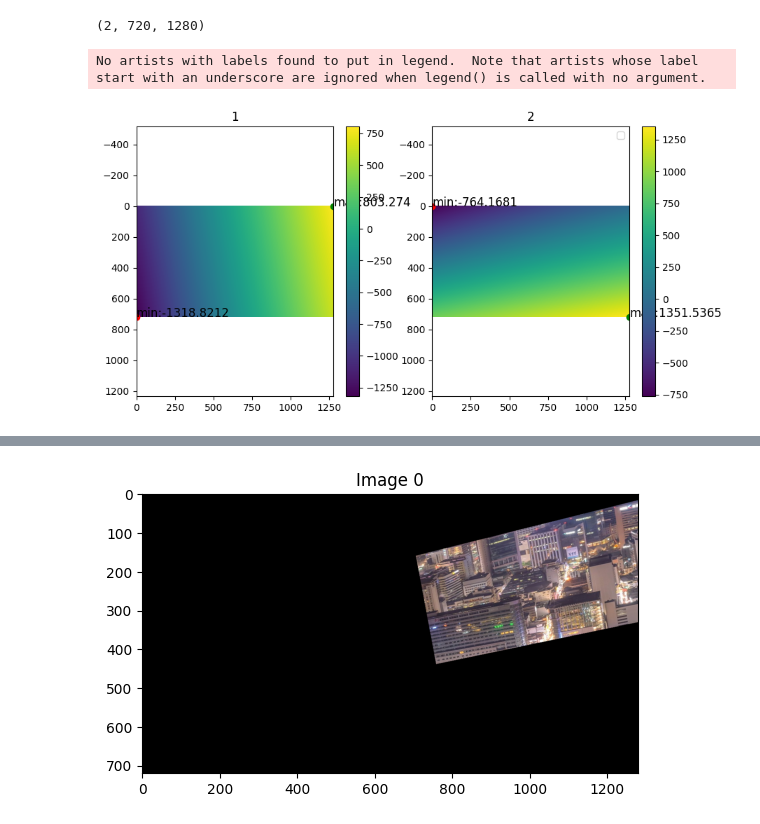
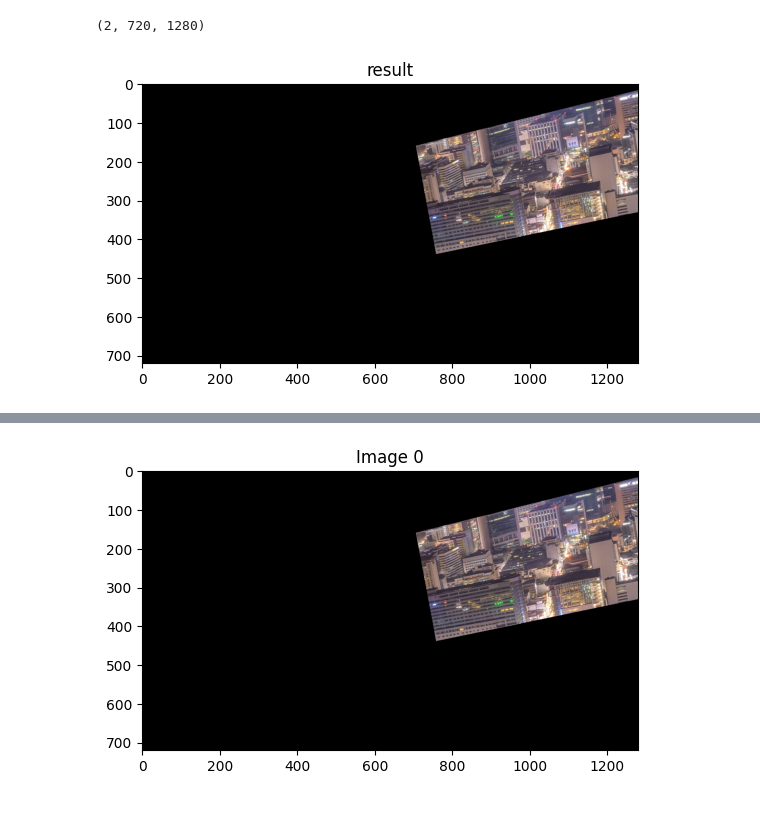
Before and after one commit to 3BPM/muilt-Projector-correction, a Jupyter notebook: test.ipynb, the cells around one changed output, grey strips where cells are left out. Drawn from its saved outputs; the diff is of its cells as text; code cells hidden in the pictures.

```diff
--- a/test.ipynb
+++ b/test.ipynb
@@ -175,7 +153,6 @@ No artists with labels found to put in legend.  Note that artists whose label st
 # %%
-
-pt1=r.fourdotclock((pro_size[0],pro_size[1]))
-# pt1=r.fourdotclock((640,360))
+H1_pro2cam=r.ptstoH(ptsP,ptsC,False,False)
+pt1=r.fourdotclock(pro_size)
 pt1=cv2.perspectiveTransform(pt1.reshape(-1, 1, 2),H1_pro2cam).reshape(-1,2)
 # Save the transformed 4-point coordinates to a text file
 with open('transformed_coordinates.txt', 'w') as file:
@@ -487,8 +464,12 @@ print(map_matrix.shape)
 [figure]
 [figure]
 (2, 720, 1280)
-# %%
-map_x,map_y,_=ptstoH(pro_all, real_all, pro_size,False)
-# %% [output]
-No artists with labels found to put in legend.  Note that artists whose label start with an underscore are ignored when legend() is called with no argument.
-[figure, removed]
+# %%
+H2=r.ptstoH(pro_all, real_all,False)
+result = cv2.warpPerspective(target_image,np.linalg.inv(H2) , pro_size)
+plt_show('result', result)
+# img = np.ones((pro_size[1],pro_size[0]), dtype=np.uint8)*255
+# img= cv2.warpPerspective(img, H, (cam_size[0], cam_size[1]))
+# check2map(white_img,img)
+# %% [output]
+[figure, added]
```
Also changed, not shown: parts of 6 cells of this notebook, 13 other files.
